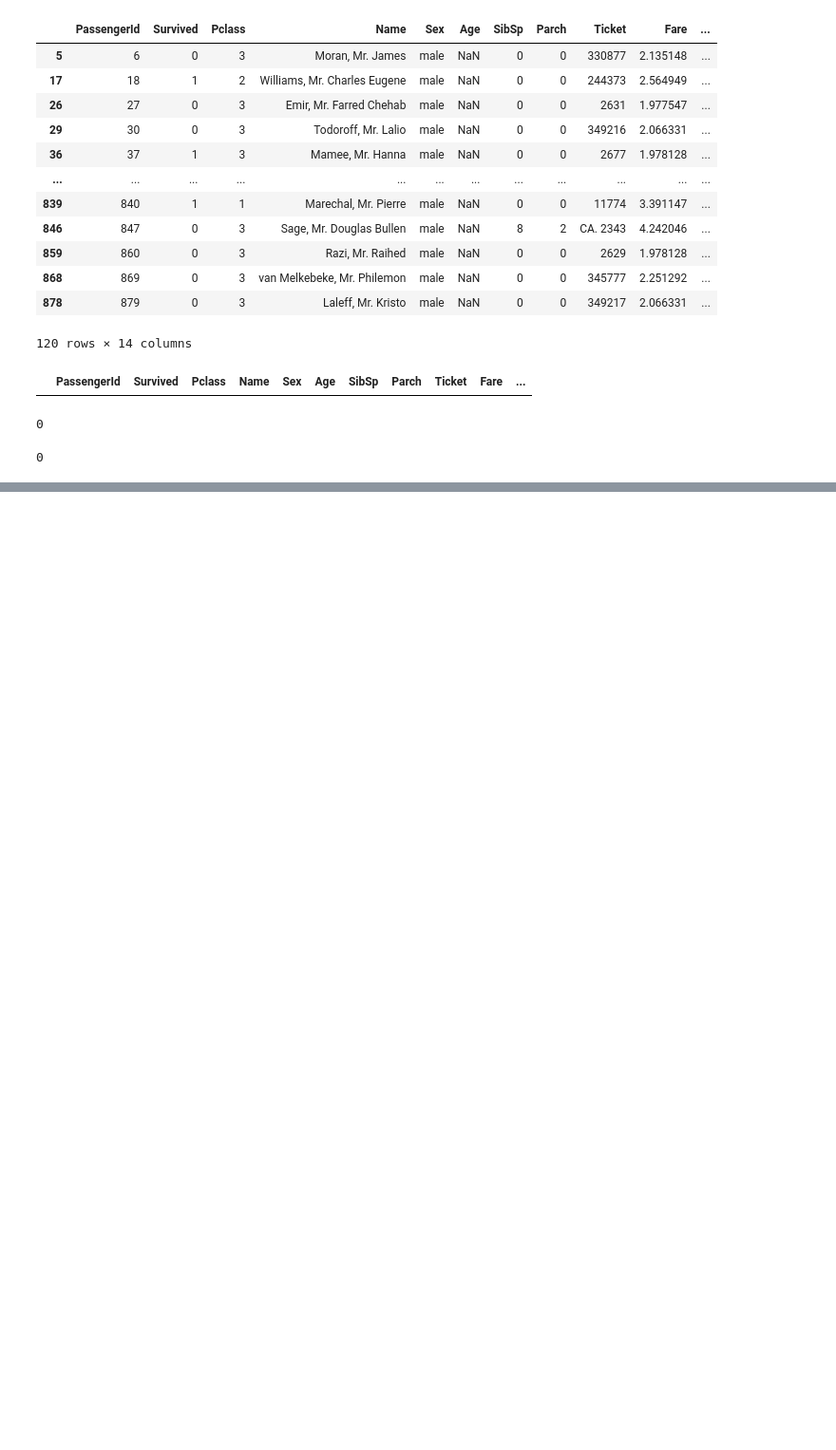
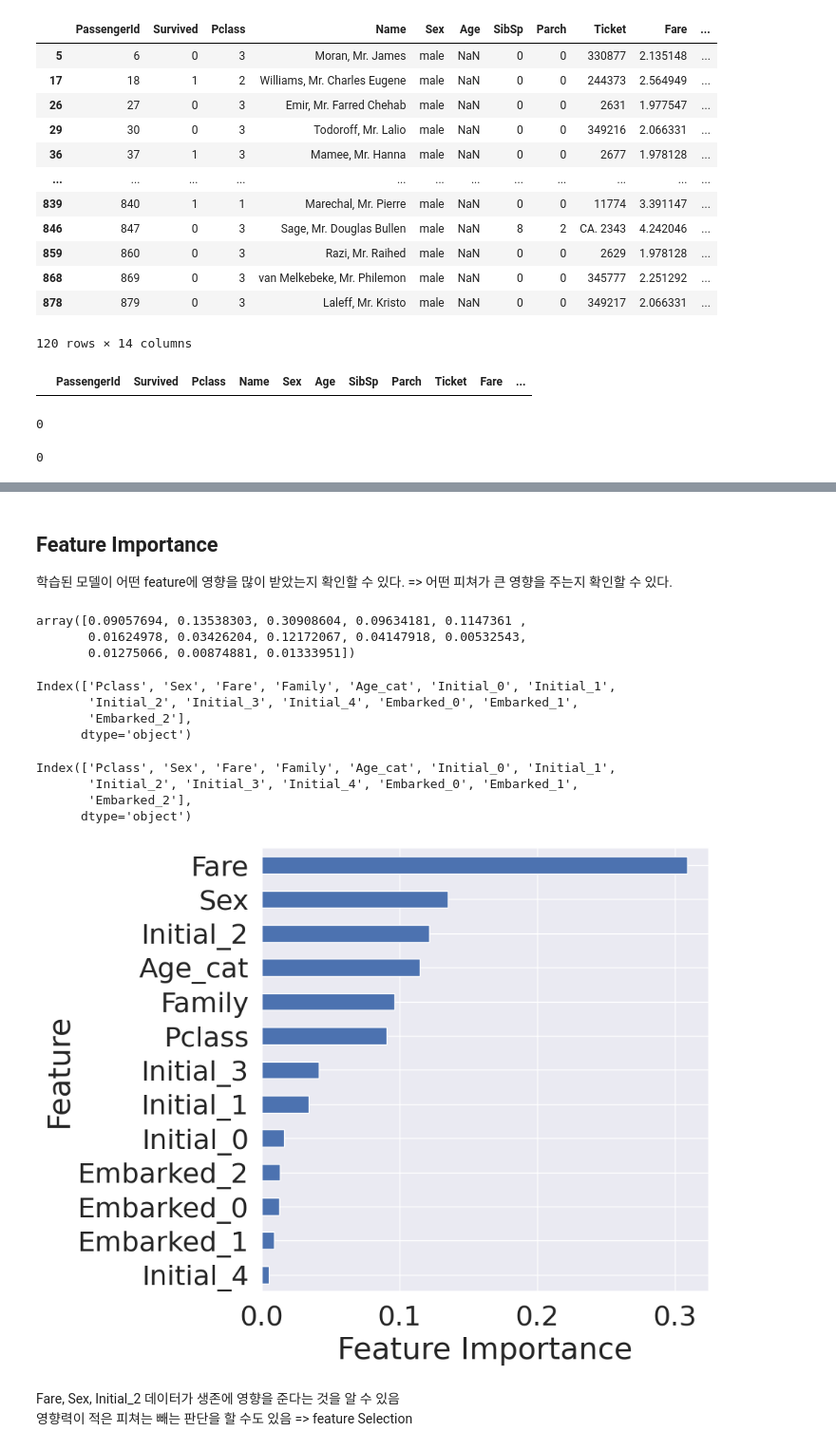
Before and after one commit to che0223/MyStudy, a Jupyter notebook: kaggle/titanic/My_first_data_analysis_for_titanic.ipynb, the cells around one changed output, grey strips where cells are left out. Shown at 95% size. Saved outputs shown, nothing was run; the diff lists cells and outputs as text; code cells hidden in the pictures; blank space fills up the shorter version.

```diff
--- a/kaggle/titanic/My_first_data_analysis_for_titanic.ipynb
+++ b/kaggle/titanic/My_first_data_analysis_for_titanic.ipynb
@@ -774,0 +1050,9 @@ df_test.Age.isnull().sum()
+# %%
+X_train = df_train.drop('Survived', axis=1).values
+target_label = df_train['Survived'].values
+X_test = df_test.values
+
+# 목적으로 하는것은 테스트셋, train 세트로 학습된 모델을 테스트하기 위해, 성능을 위해서는 검증 셋으로 나누어 테스트하는것이 필요함
+# 테스트 셋은 말 그대로 테스트를 위한 것
+# %%
+X_tr, X_vld, y_tr, y_vld = train_test_split(X_train, target_label, test_size = 0.2)
@@ -774,0 +1061,3 @@ df_test.Age.isnull().sum()
+# %%
+model = RandomForestClassifier()
+model.fit(X_tr, y_tr)
@@ -774,0 +1088,37 @@ df_test.Age.isnull().sum()
+# %% [markdown]
+## Feature Importance
+학습된 모델이 어떤 feature에 영향을 많이 받았는지 확인할 수 있다. => 어떤 피쳐가 큰 영향을 주는지 확인할 수 있다.
+# %%
+model.feature_importances_
+# %% [output]
+array([0.09057694, 0.13538303, 0.30908604, 0.09634181, 0.1147361 ,
+       0.01624978, 0.03426204, 0.12172067, 0.04147918, 0.00532543,
+       0.01275066, 0.00874881, 0.01333951])
+# %%
+df_train.drop('Survived', axis=1).columns
+# %% [output]
+Index(['Pclass', 'Sex', 'Fare', 'Family', 'Age_cat', 'Initial_0', 'Initial_1',
+       'Initial_2', 'Initial_3', 'Initial_4', 'Embarked_0', 'Embarked_1',
+       'Embarked_2'],
+      dtype='object')
+# %%
+df_test.columns
+# %% [output]
+Index(['Pclass', 'Sex', 'Fare', 'Family', 'Age_cat', 'Initial_0', 'Initial_1',
+       'Initial_2', 'Initial_3', 'Initial_4', 'Embarked_0', 'Embarked_1',
+       'Embarked_2'],
+      dtype='object')
+# %%
+feature_importance = model.feature_importances_
+feat_imp = pd.Series(feature_importance, index=df_test.columns)
+# %%
+plt.figure(figsize=(8, 8))
+feat_imp.sort_values(ascending=True).plot.barh()
+plt.xlabel('Feature Importance')
+plt.ylabel('Feature')
+plt.show()
+# %% [output]
+[figure, added]
+# %% [markdown]
+Fare, Sex, Initial_2 데이터가 생존에 영향을 준다는 것을 알 수 있음
+영향력이 적은 피쳐는 빼는 판단을 할 수도 있음 => feature Selection
```
Also changed, not shown: parts of 67 cells of this notebook.
